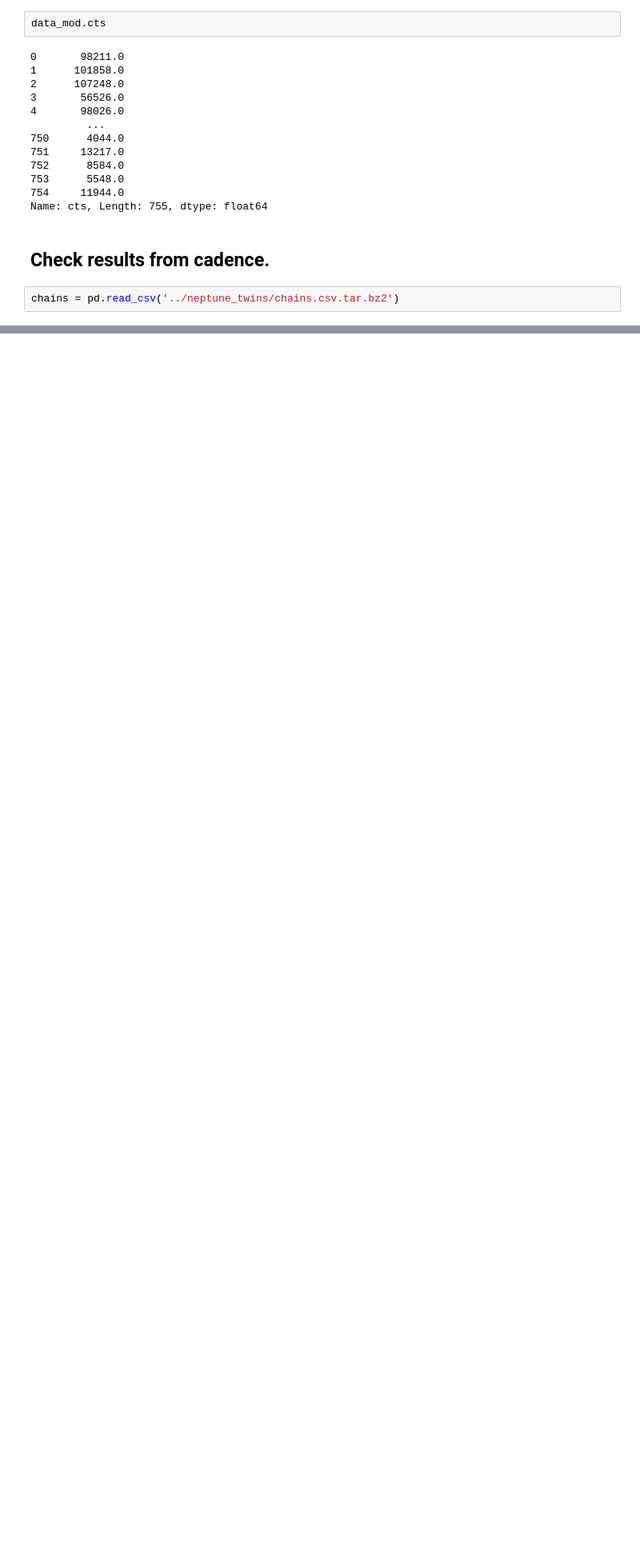
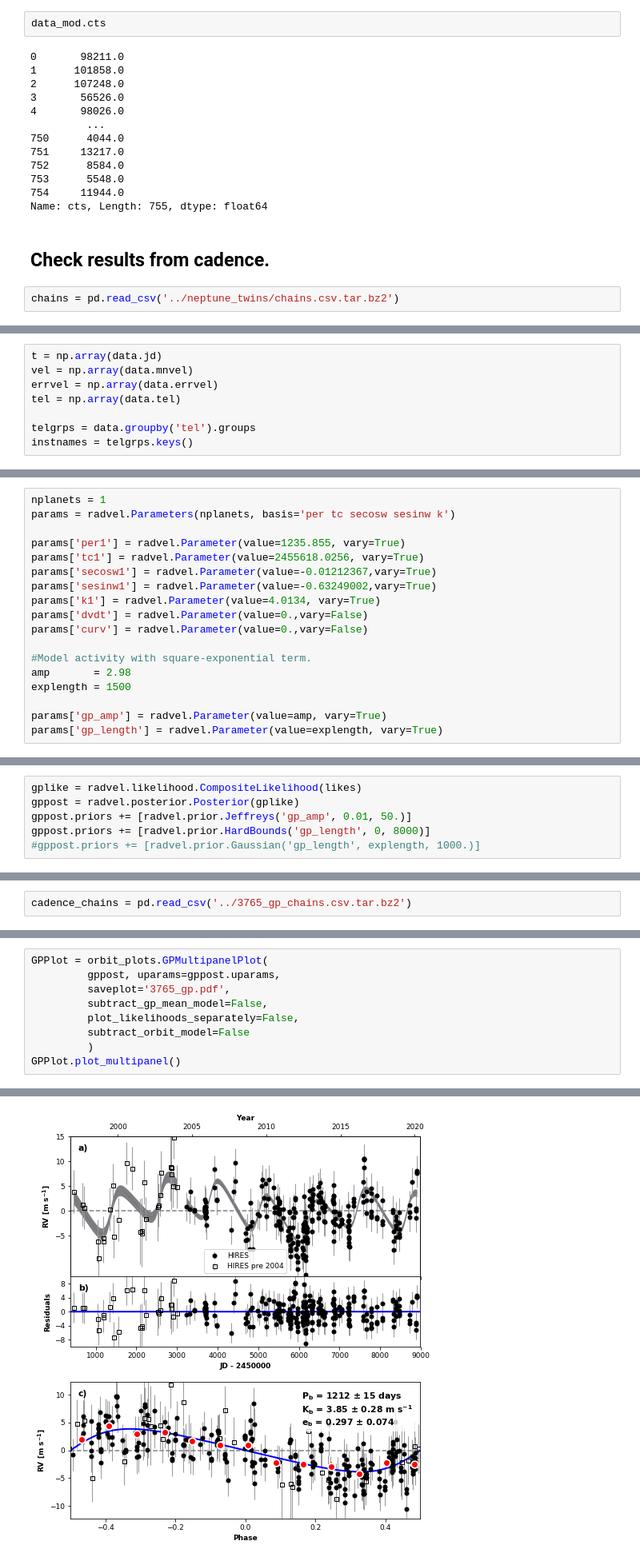
Before and after one commit to leerosenthalj/CLSI, a Jupyter notebook: Notebook_Processing.ipynb, the cells around one changed output, grey strips where cells are left out. Shown at 80% size. Cells and saved outputs as stored; diff of their text form; blank space fills up the shorter version.

```diff
--- a/Notebook_Processing.ipynb
+++ b/Notebook_Processing.ipynb
@@ -511,0 +517,8 @@ Corner.plot()
+# %%
+t = np.array(data.jd)
+vel = np.array(data.mnvel)
+errvel = np.array(data.errvel)
+tel = np.array(data.tel)
+
+telgrps = data.groupby('tel').groups
+instnames = telgrps.keys()
@@ -511,0 +545,18 @@ Corner.plot()
+# %%
+nplanets = 1
+params = radvel.Parameters(nplanets, basis='per tc secosw sesinw k')
+
+params['per1'] = radvel.Parameter(value=1235.855, vary=True)
+params['tc1'] = radvel.Parameter(value=2455618.0256, vary=True)
+params['secosw1'] = radvel.Parameter(value=-0.01212367,vary=True)
+params['sesinw1'] = radvel.Parameter(value=-0.63249002,vary=True)
+params['k1'] = radvel.Parameter(value=4.0134, vary=True)
+params['dvdt'] = radvel.Parameter(value=0.,vary=False)
+params['curv'] = radvel.Parameter(value=0.,vary=False)
+
+#Model activity with square-exponential term.
+amp       = 2.98
+explength = 1500
+
+params['gp_amp'] = radvel.Parameter(value=amp, vary=True)
+params['gp_length'] = radvel.Parameter(value=explength, vary=True)
@@ -511,0 +592,6 @@ Corner.plot()
+# %%
+gplike = radvel.likelihood.CompositeLikelihood(likes)
+gppost = radvel.posterior.Posterior(gplike)
+gppost.priors += [radvel.prior.Jeffreys('gp_amp', 0.01, 50.)]
+gppost.priors += [radvel.prior.HardBounds('gp_length', 0, 8000)]
+#gppost.priors += [radvel.prior.Gaussian('gp_length', explength, 1000.)]
@@ -511,0 +639,2 @@ Corner.plot()
+# %%
+cadence_chains = pd.read_csv('../3765_gp_chains.csv.tar.bz2')
@@ -511,0 +696,10 @@ Corner.plot()
+# %%
+GPPlot = orbit_plots.GPMultipanelPlot(
+         gppost, uparams=gppost.uparams,
+         saveplot='3765_gp.pdf',
+         subtract_gp_mean_model=False,
+         plot_likelihoods_separately=False,
+         subtract_orbit_model=False
+         )
+GPPlot.plot_multipanel()
+# %% [output]
@@ -511,0 +707 @@ Corner.plot()
+[figure, added]
```
Also changed, not shown: parts of 12 cells of this notebook, 3 other files.
